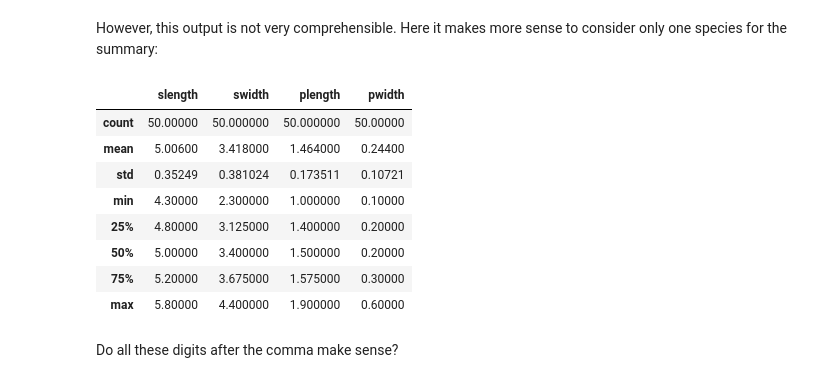
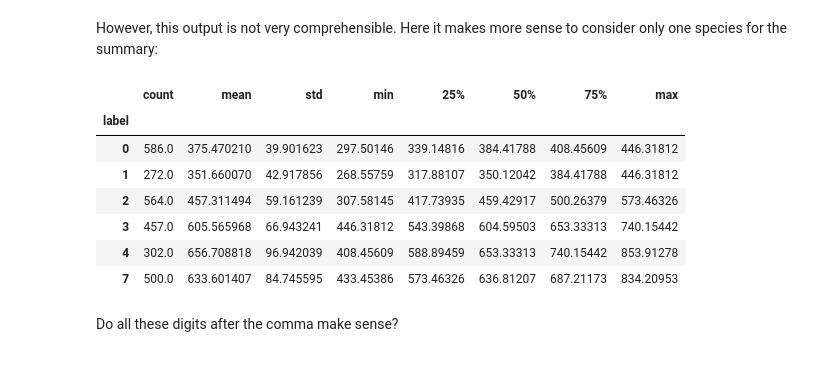
Before and after one commit to KGzB/CAS-Applied-Data-Science, a Jupyter notebook: Module-2/CAS-D1-DescriptiveStatistics.ipynb, the cells around one changed output. Cells and saved outputs as stored; diff of their text form; code cells hidden in the pictures.

```diff
--- a/Module-2/CAS-D1-DescriptiveStatistics.ipynb
+++ b/Module-2/CAS-D1-DescriptiveStatistics.ipynb
@@ -193,17 +129,16 @@ grouped_df.describe()
 # %% [markdown]
 However, this output is not very comprehensible. Here it makes more sense to consider only one species for the summary:
-# %%
-df[df['species']=='Iris-setosa'].describe()
-# %% [output]
-|  | slength | swidth | plength | pwidth |
-| count | 50.00000 | 50.000000 | 50.000000 | 50.00000 |
-| mean | 5.00600 | 3.418000 | 1.464000 | 0.24400 |
-| std | 0.35249 | 0.381024 | 0.173511 | 0.10721 |
-| min | 4.30000 | 2.300000 | 1.000000 | 0.10000 |
-| 25% | 4.80000 | 3.125000 | 1.400000 | 0.20000 |
-| 50% | 5.00000 | 3.400000 | 1.500000 | 0.20000 |
-| 75% | 5.20000 | 3.675000 | 1.575000 | 0.30000 |
-| max | 5.80000 | 4.400000 | 1.900000 | 0.60000 |
+# %%
+grouped_df['co2'].describe()
+# %% [output]
+|  | count | mean | std | min | 25% | 50% | 75% | max |
+| label |  |  |  |  |  |  |  |  |
+| 0 | 586.0 | 375.470210 | 39.901623 | 297.50146 | 339.14816 | 384.41788 | 408.45609 | 446.31812 |
+| 1 | 272.0 | 351.660070 | 42.917856 | 268.55759 | 317.88107 | 350.12042 | 384.41788 | 446.31812 |
+| 2 | 564.0 | 457.311494 | 59.161239 | 307.58145 | 417.73935 | 459.42917 | 500.26379 | 573.46326 |
+| 3 | 457.0 | 605.565968 | 66.943241 | 446.31812 | 543.39868 | 604.59503 | 653.33313 | 740.15442 |
+| 4 | 302.0 | 656.708818 | 96.942039 | 408.45609 | 588.89459 | 653.33313 | 740.15442 | 853.91278 |
+| 7 | 500.0 | 633.601407 | 84.745595 | 433.45386 | 573.46326 | 636.81207 | 687.21173 | 834.20953 |
 # %% [markdown]
 Do all these digits after the comma make sense?
 # %% [markdown]
```
Also changed, not shown: parts of 56 cells of this notebook, 1 other file.
